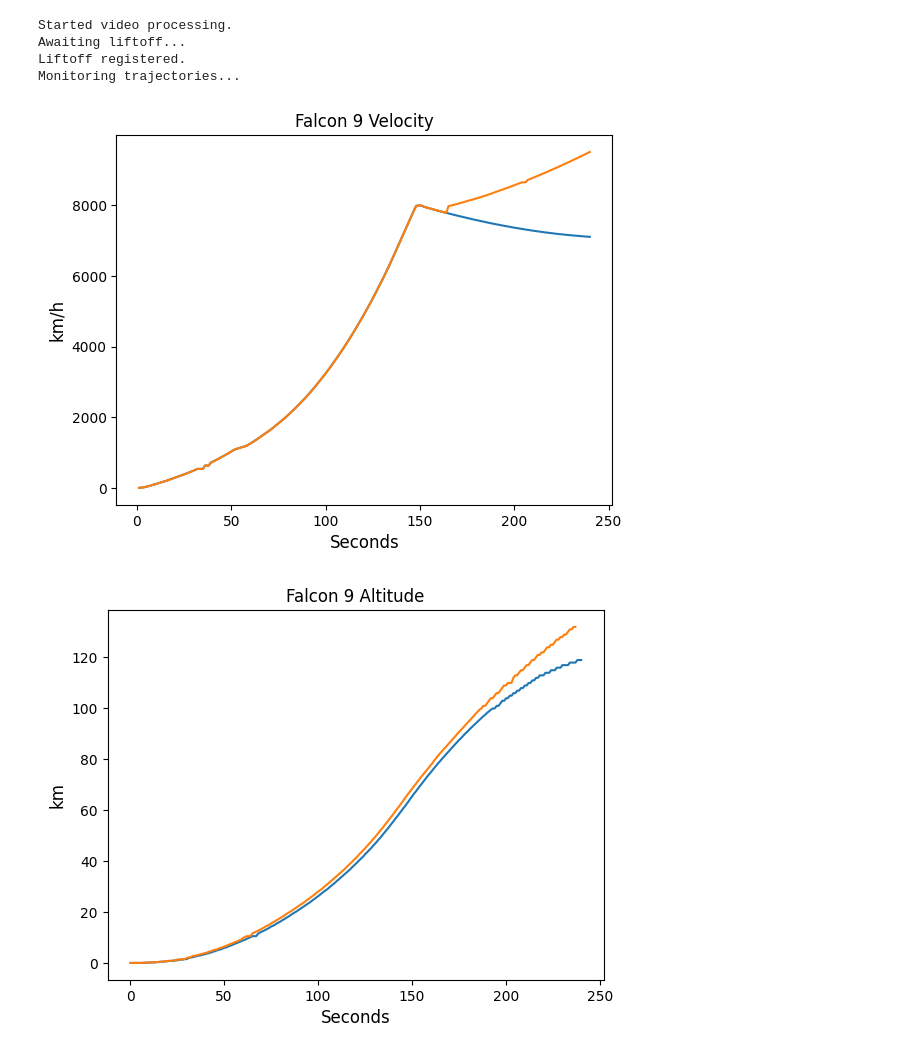
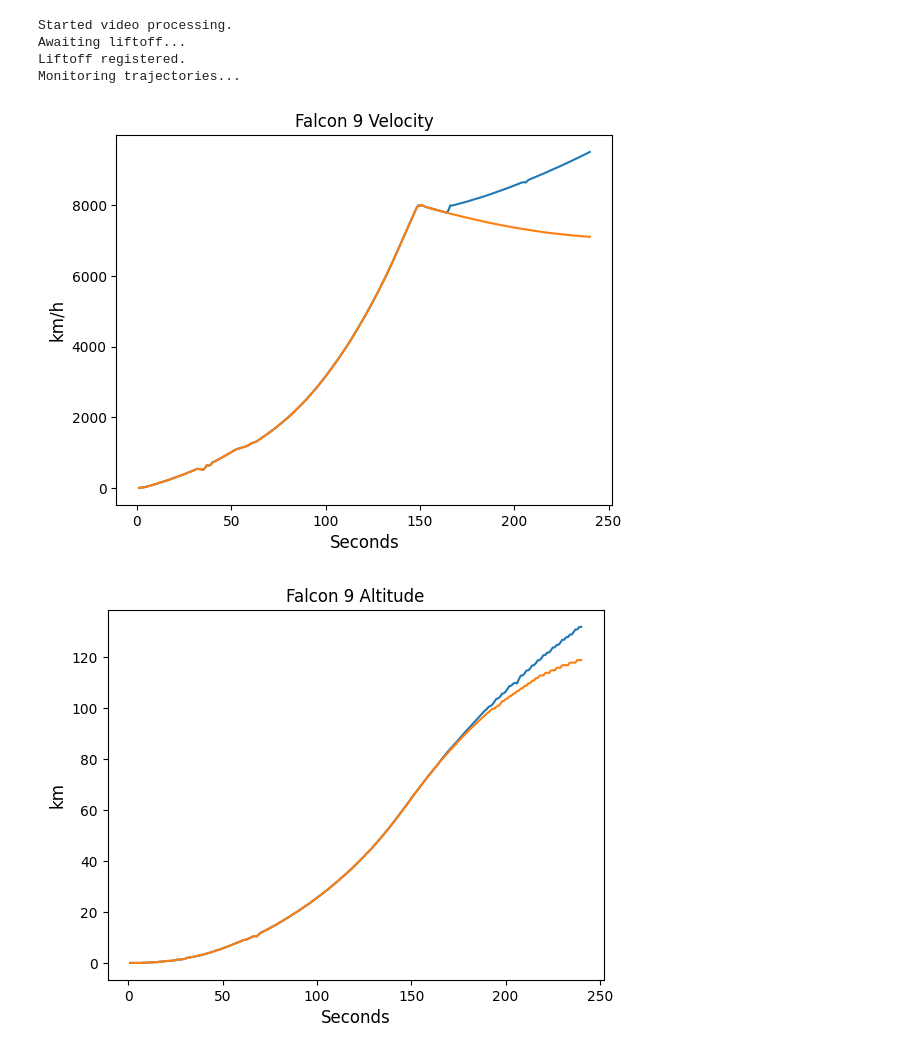
Before and after one commit to manuel-rottschaefer/trajectories, a Jupyter notebook: Trajectories.ipynb, the cells around one changed output. Drawn from its saved outputs; the diff is of its cells as text; code cells hidden in the pictures.

```diff
--- a/Trajectories.ipynb
+++ b/Trajectories.ipynb
@@ -223,23 +223,21 @@ def remove_spikes(data):
     return data
 
 def interpolate_curve(x, y):
-    x = [math.floor(i) for i in x]
-    # Double the number of data points
-    x_smooth = np.linspace(x[0], x[-1], len(x) * 2)
+    x_floor = np.floor(x)
+    x_smooth = np.linspace(x_floor[0], x_floor[-1], len(x_floor))
 
-    # Use cubic spline interpolation to generate smooth y values
-    f = interp1d(x, y, kind='quadratic')
+    f = interp1d(x_floor, y, kind='quadratic')
     y_smooth = f(x_smooth)
 
     return x_smooth, y_smooth
 
 # Create a working copy for data plots
 trj = trajectory.copy()
-# Remove spikes
-trj['s1_alt'] = remove_spikes(trajectory['s1_alt'].values.tolist())
-trj['s1_vel'] = remove_spikes(trajectory['s1_vel'].values.tolist())
-trj['s2_alt'] = remove_spikes(trajectory['s2_alt'].values.tolist())
-trj['s2_vel'] = remove_spikes(trajectory['s2_vel'].values.tolist())
+
+# Process data
+for i in ['s1_alt', 's1_vel', 's2_alt', 's2_vel']:
+  trj[i] = remove_spikes(trj[i].values.tolist())
+  trj[i] = interpolate_curve(trj['secs'].values.tolist(), trj[i])[1]
 
 trj.rename(columns={'s1_alt': 'S1 Altitude',
                     's1_vel': 'S1 Velocity',
@@ -251,25 +249,26 @@ trj.to_csv('trajectory_corrected.csv')
 # %%
 ''' DATA PLOTS '''
 #trajectory = pd.read_csv('trajectory.csv')
 clock = trj['secs'].values.tolist()
 
 s1_alt = trj['S1 Altitude'].values.tolist()
 s1_vel = trj['S1 Velocity'].values.tolist()
 s2_alt = trj['S2 Altitude'].values.tolist()
 s2_vel = trj['S2 Velocity'].values.tolist()
 
 plt.title('Falcon 9 Velocity')
 plt.xlabel('Seconds', fontsize=12)
 plt.ylabel('km/h', fontsize=12)
+plt.plot(clock, s2_vel)
 plt.plot(clock, s1_vel)
-plt.plot(clock, s2_vel)
 plt.show()
 
 plt.title('Falcon 9 Altitude')
 plt.xlabel('Seconds', fontsize=12)
 plt.ylabel('km', fontsize=12)
-plt.plot(clock, s1_alt, s2_alt)
+plt.plot(clock, s2_alt)
+plt.plot(clock, s1_alt)
 plt.show()
 # %% [output]
-[figure, old version]
+[figure, new version]
-[figure, old version]
+[figure, new version]
```
